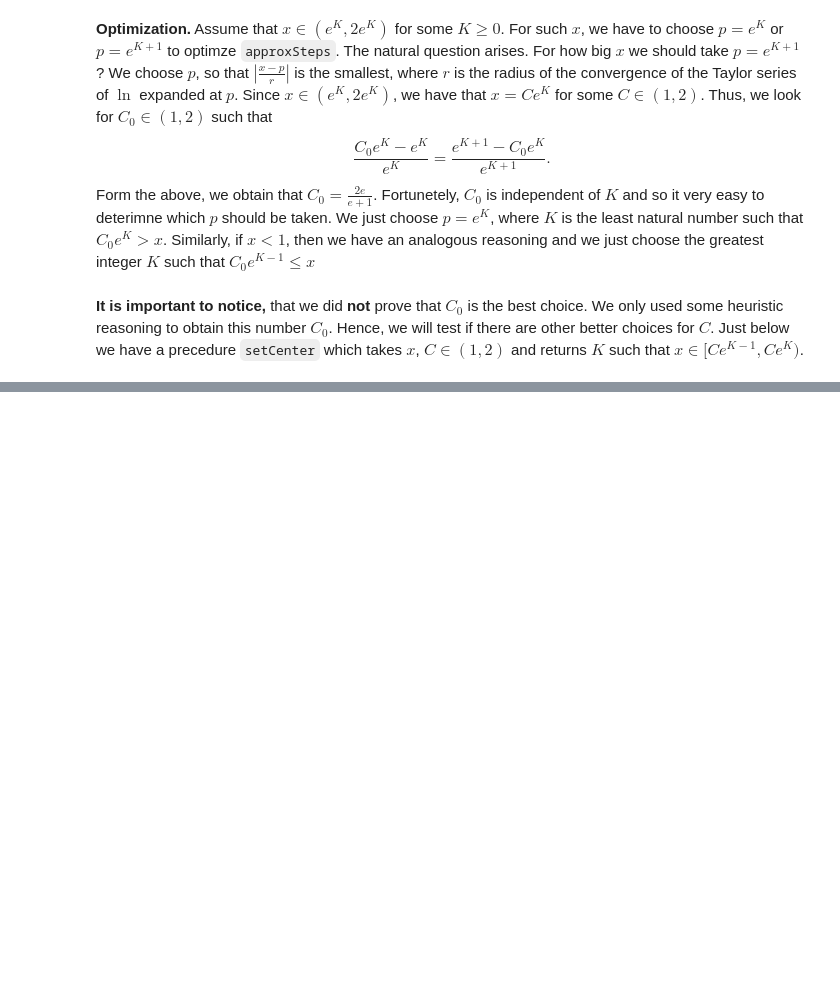
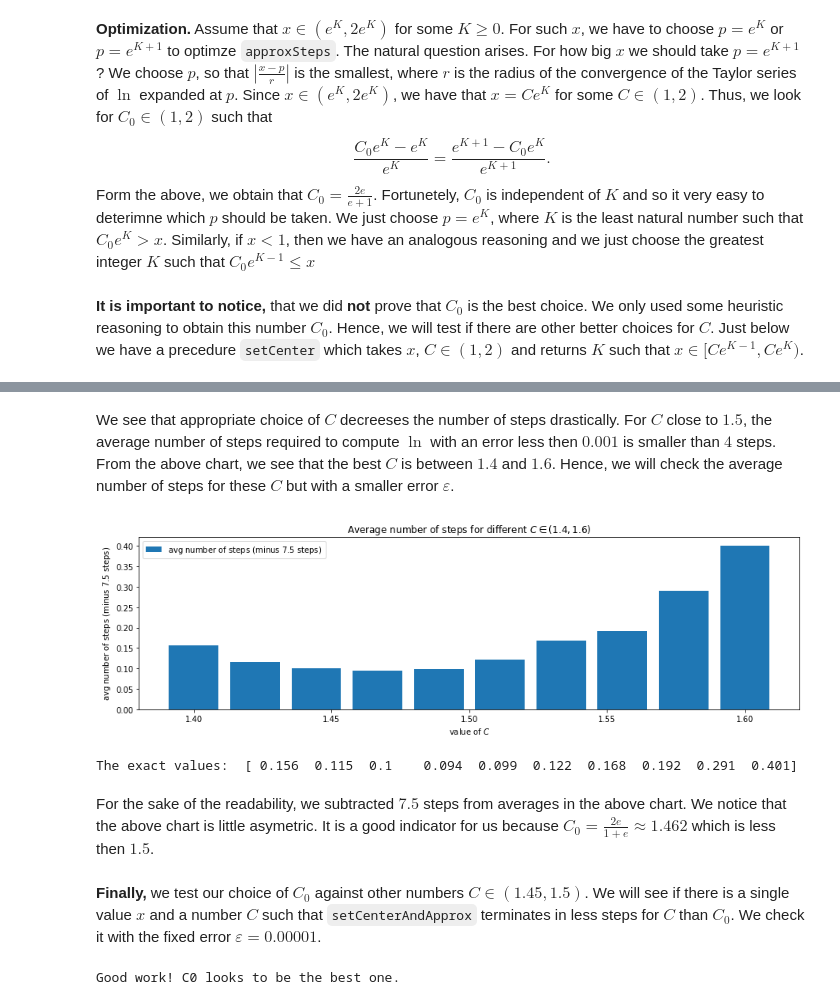
Before and after one commit to FallenApart/taylor-approximation-optimization, a Jupyter notebook: main.ipynb, the cells around one changed output, grey strips where cells are left out. Saved outputs shown, nothing was run; the diff lists cells and outputs as text; code cells hidden in the pictures; blank space fills up the shorter version.

````diff
--- a/main.ipynb
+++ b/main.ipynb
@@ -246,0 +313,75 @@ def setCenter(x,C):
+# %% [markdown]
+We see that appropriate choice of $C$ decreeses the number of steps drastically. For $C$ close to $1.5$, the average number of steps required to compute $\ln$ with an error less then $0.001$ is smaller than $4$ steps. From the above chart, we see that the best $C$ is between $1.4$ and $1.6$. Hence, we will check the average number of steps for these $C$ but with a smaller error $\varepsilon$.
+# %%
+eps = 0.000001;
+maxSteps = 1000;
+
+sampleSize = 1000;
+begin = 0;
+end = 10;
+sample = np.random.uniform(begin, end, sampleSize);
+
+numberOfCs = 10;
+CMin = 1.4;
+CMax = 1.6;
+Cs = np.linspace(CMin, CMax, numberOfCs);
+
+ListOfavgNumberOfSteps = np.subtract(setOfAvgNumberOfStepsForSample(eps, maxSteps, Cs, sample), 7.5);
+
+ax = plt.subplots(figsize=(15, 4))
+
+widthOfBar = 0.9 * (CMax - CMin) / numberOfCs;
+plt.bar(Cs, ListOfavgNumberOfSteps, label='avg number of steps (minus $7.5$ steps)', width = widthOfBar)
+
+plt.xlabel("value of $C$")
+plt.ylabel("avg number of steps (minus $7.5$ steps)")
+plt.title('Average number of steps for different $C\in (1.4, 1.6)$')
+plt.legend()
+plt.show()
+
+print('The exact values: ', ListOfavgNumberOfSteps)
+# %% [output]
+[figure, added]
+The exact values:  [ 0.156  0.115  0.1    0.094  0.099  0.122  0.168  0.192  0.291  0.401]
+# %% [markdown]
+For the sake of the readability, we subtracted $7.5$ steps from averages in the above chart. We notice that the above chart is little asymetric. It is a good indicator for us because $C_0 = \frac{2e}{1 + e}\approx 1.462$ which is less then $1.5$.
+# %% [markdown]
+**Finally,** we test our choice of $C_0$ against other numbers $C\in (1.45, 1.5)$. We will see if there is a single value $x$ and a number $C$ such that ```setCenterAndApprox``` terminates in less steps for $C$ than $C_0$. We check it with the fixed error $\varepsilon = 0.00001$.
+# %%
+eps = 0.00001;
+maxSteps = 1000;
+
+sampleSize = 1000;
+begin = 0;
+end = 10;
+sample = np.random.uniform(begin, end, sampleSize);
+
+C0 = 2 * np.exp(1) / (1 + np.exp(1));
+numberOfCs = 20;
+CMin = 1.45;
+CMax = 1.5;
+Cs = np.linspace(CMin, CMax, numberOfCs);
+
+def compareStepsC0vsC(x, eps, maxSteps, C):
+    stepsC = setCenterAndApprox(x, eps, maxSteps, C)[1];
+    stepsC0 = setCenterAndApprox(x, eps, maxSteps, C0)[1];
+    if (stepsC < stepsC0):
+        return 0
+    else:
+        return 1
+
+def compareStepsC0vsAllOnSample(eps, maxSteps, Cs, sample):
+    output = 1;
+    for C in Cs:
+        for x in sample:
+            if (compareStepsC0vsC(x, eps, maxSteps, C) == 0):
+                print('For x = ' + str(x) + ', the algorithm terminates in less steps for C = ' + str(C) + ' than for C0')
+            output = output * compareStepsC0vsC(x, eps, maxSteps, C)
+    if (output == 1):
+        return print('Good work! C0 looks to be the best one.')
+    else:
+        return print('Algorithm terminates quicker for the above valuse')
+
+compareStepsC0vsAllOnSample(eps, maxSteps, Cs, sample);
+# %% [output]
+Good work! C0 looks to be the best one.
````
Also changed, not shown: parts of 17 cells of this notebook.
